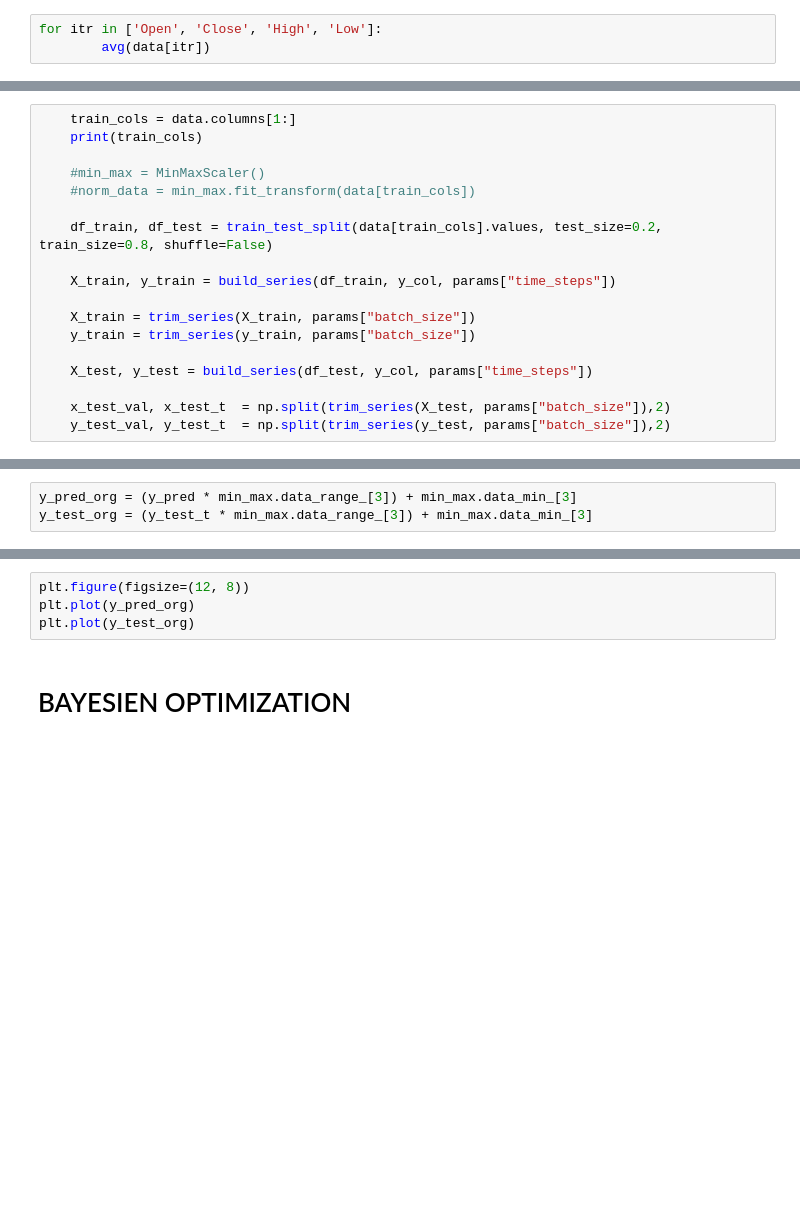
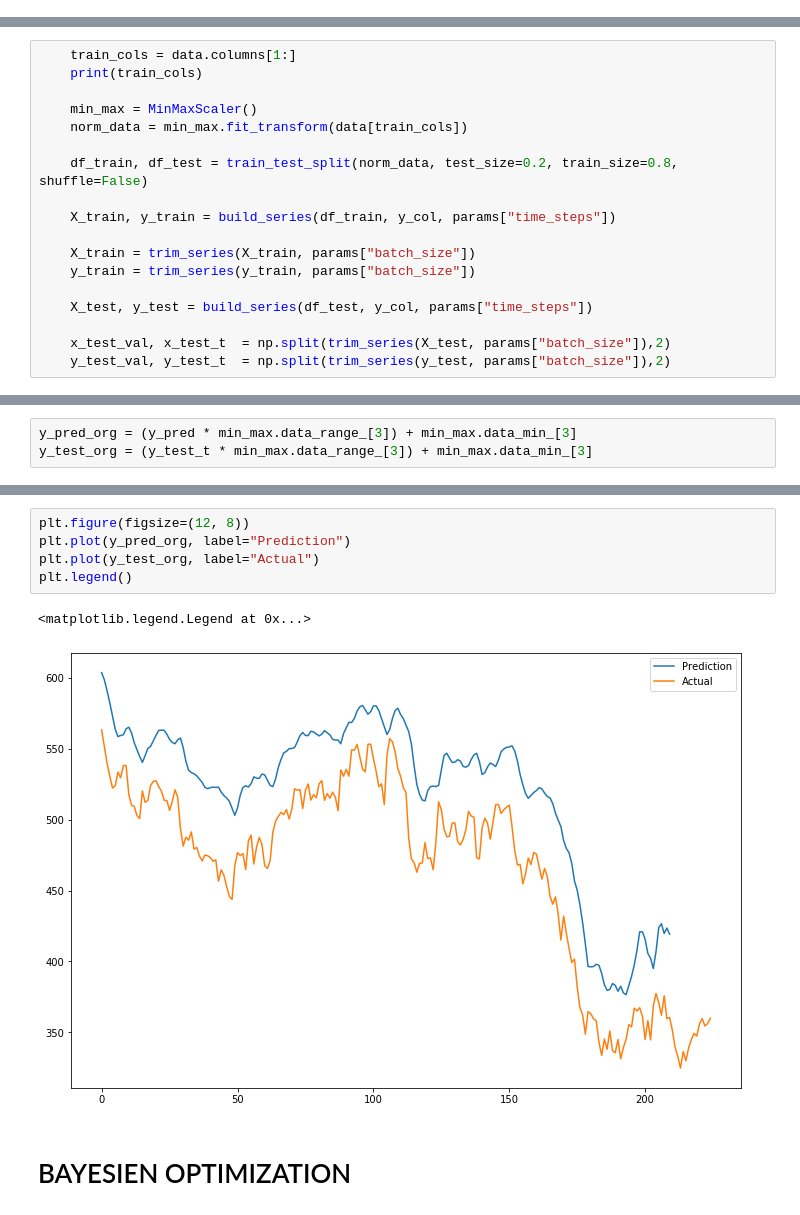
Before and after one commit to git-varun/Stock-Market-Prediction, a Jupyter notebook: Main.ipynb, the cells around one changed output, grey strips where cells are left out. Cells and saved outputs as stored; diff of their text form; blank space fills up the shorter version.

```diff
--- a/Main.ipynb
+++ b/Main.ipynb
@@ -84,3 +74,0 @@ def avg(data):
-# %%
-for itr in ['Open', 'Close', 'High', 'Low']:
-        avg(data[itr])
@@ -157,10 +158,10 @@ from sklearn.model_selection import train_test_split
     train_cols = data.columns[1:]
     print(train_cols)
 
-    #min_max = MinMaxScaler()
-    #norm_data = min_max.fit_transform(data[train_cols])
+    min_max = MinMaxScaler()
+    norm_data = min_max.fit_transform(data[train_cols])
 
-    df_train, df_test = train_test_split(data[train_cols].values, test_size=0.2, train_size=0.8, shuffle=False)
+    df_train, df_test = train_test_split(norm_data, test_size=0.2, train_size=0.8, shuffle=False)
 
     X_train, y_train = build_series(df_train, y_col, params["time_steps"])
 
@@ -264,7 +266,11 @@ plt.ylabel("Error")
 # %%
 plt.figure(figsize=(12, 8))
-plt.plot(y_pred_org)
-plt.plot(y_test_org)
+plt.plot(y_pred_org, label="Prediction")
+plt.plot(y_test_org, label="Actual")
+plt.legend()
+# %% [output]
+<matplotlib.legend.Legend at 0x...>
+[figure, added]
 # %% [markdown]
 # BAYESIEN OPTIMIZATION
 # %%
```
Also changed, not shown: parts of 14 cells of this notebook, 2 other files.
